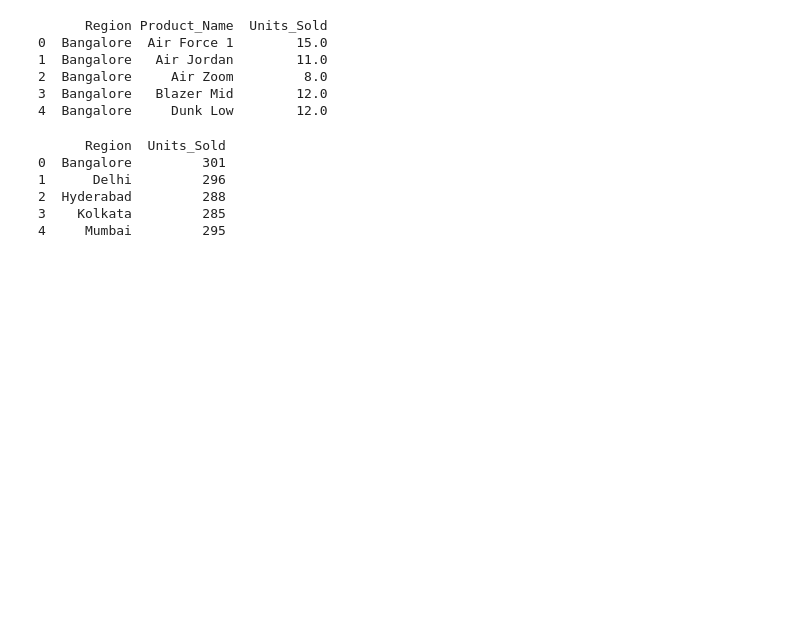
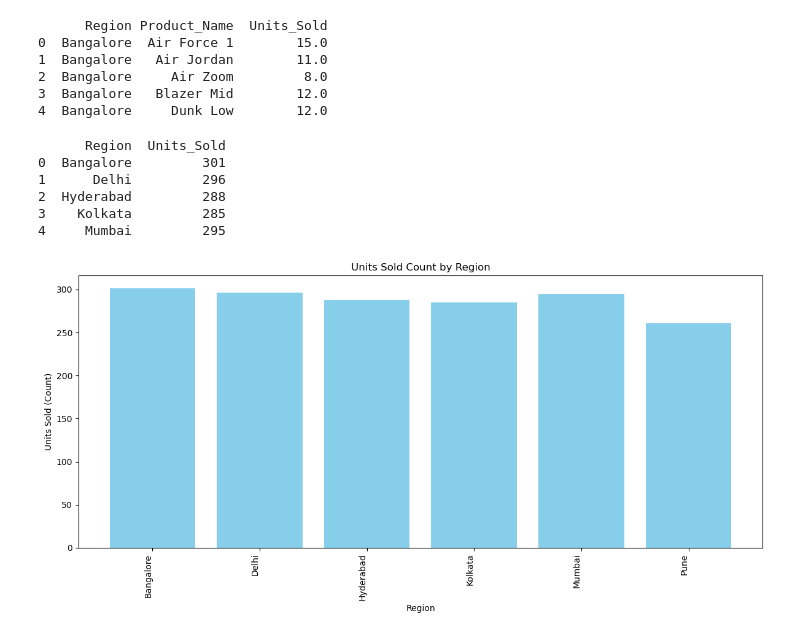
Before and after one commit to mukut45/Nike-sales-data-analysis, a Jupyter notebook: Nike sales data analysis.ipynb, the cells around one changed output. Drawn from its saved outputs; the diff is of its cells as text; code cells hidden in the pictures; blank space fills up the shorter version.

Commit message:
unit sold by region

```diff
--- a/Nike sales data analysis.ipynb
+++ b/Nike sales data analysis.ipynb
@@ -424,3 +424,15 @@ print(region_sales.head())
 2  Hyderabad         288
 3    Kolkata         285
 4     Mumbai         295
+# %%
+# Plot
+plt.figure(figsize=(12, 6))
+plt.bar(region_sales['Region'], region_sales['Units_Sold'], color='skyblue')
+plt.xlabel('Region')
+plt.ylabel('Units Sold (Count)')
+plt.title('Units Sold Count by Region')
+plt.xticks(rotation=90, ha='right')
+plt.tight_layout()
+plt.show()
+# %% [output]
+[figure, added]
```
